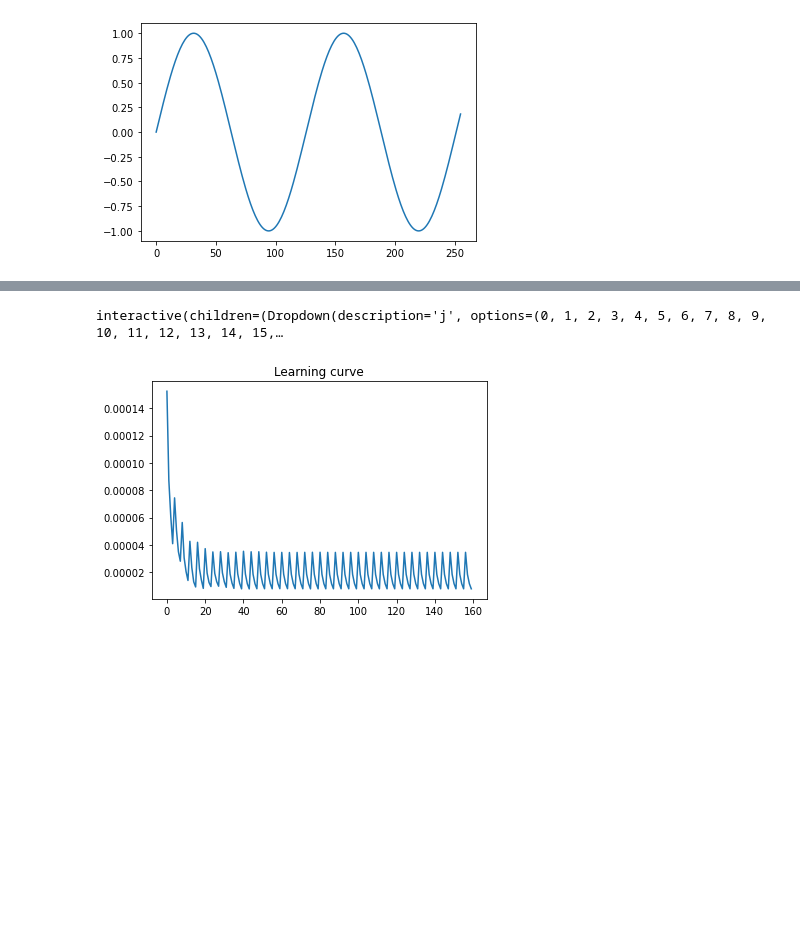
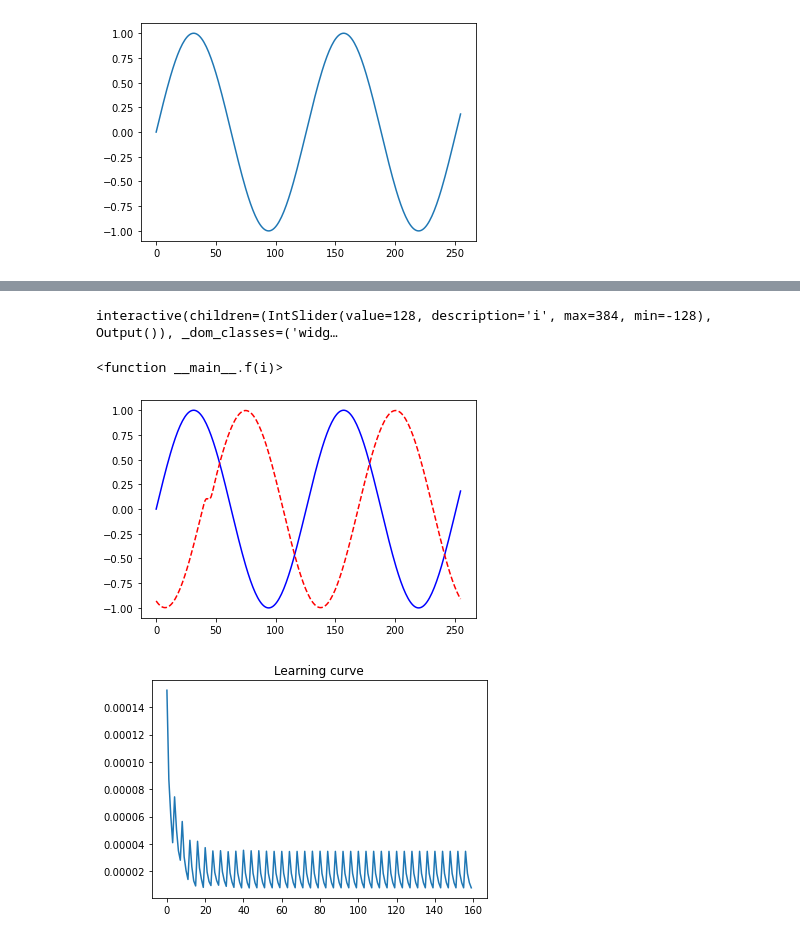
Before and after one commit to kulkarnisp/data-driven-discretisation, a Jupyter notebook: examples/rDataDrivenPDE-II.ipynb, the cells around one changed output, grey strips where cells are left out. Drawn from its saved outputs; the diff is of its cells as text; code cells hidden in the pictures; blank space fills up the shorter version.

```diff
--- a/examples/rDataDrivenPDE-II.ipynb
+++ b/examples/rDataDrivenPDE-II.ipynb
@@ -52,7 +52,18 @@ TypeError: ones_like(): argument 'input' (position 1) must be Tensor, not numpy.
-# %%
-iject
-# %% [output]
-interactive(children=(Dropdown(description='j', options=(0, 1, 2, 3, 4, 5, 6, 7, 8, 9, 10, 11, 12, 13, 14, 15,…
+# %%
+from ipywidgets import interact
+
+def f(i):
+    plt.plot(xin,'b--')
+    plt.plot(xout[i],'r')
+
+interact(f,i=len(xin)//2)
+# %% [output]
+interactive(children=(IntSlider(value=128, description='i', max=384, min=-128), Output()), _dom_classes=('widg…
+<function __main__.f(i)>
+# %%
+f(90)
+# %% [output]
+[figure, added]
 # %%
 tata.test_eval()
 # %%
```
Also changed, not shown: parts of 6 cells of this notebook.
